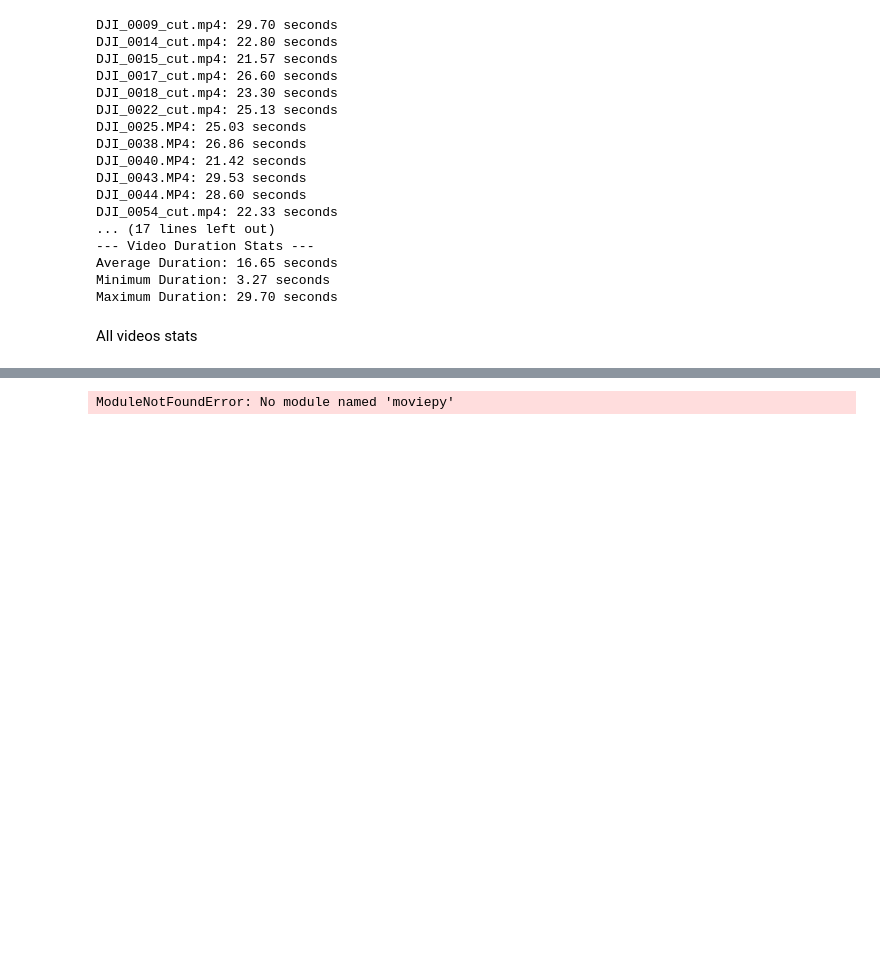
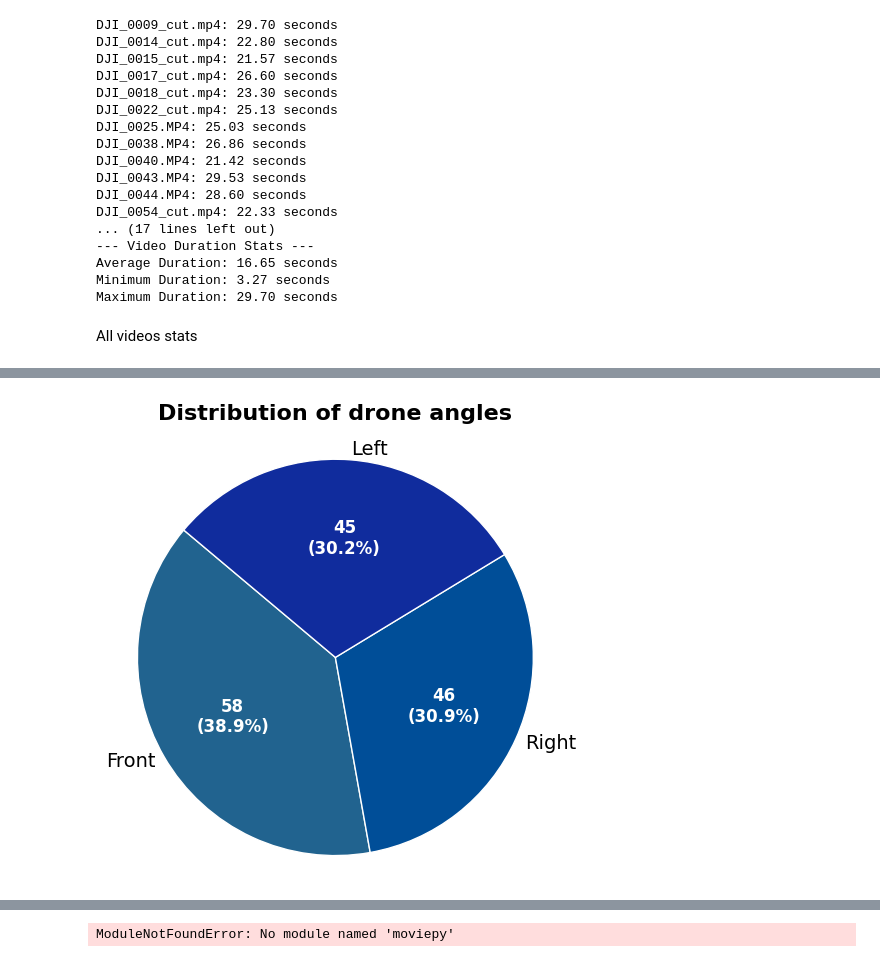
Before and after one commit to brittawi/SkiersProject, a Jupyter notebook: presentation_other_utility/paper/annotated_videos_stats.ipynb, the cells around one changed output, grey strips where cells are left out. Drawn from its saved outputs; the diff is of its cells as text; code cells hidden in the pictures; blank space fills up the shorter version.

Commit message:
updated figures for article

```diff
--- a/presentation_other_utility/paper/annotated_videos_stats.ipynb
+++ b/presentation_other_utility/paper/annotated_videos_stats.ipynb
@@ -239,0 +240,17 @@ fig.tight_layout()
+# %%
+video_directions = {"Front" : 58, "Right" : 46, "Left" : 45}
+#videos_per_skier = {1: 5, 2 : 6, 3: 16, 4: 4, 5: 14, 7: 14, 8: 26, 9: 9, 10: 7, 11: 12, 12: 14, 13: 22, 14: 3, 15: 2, 16: 1}
+videos_per_skier = {1: 5, 2 : 6, 3: 16, 4: 4, 5: 14, 7: 14, 8: 26, 9: 9, 10: 7, 11: 12, 12: 14, 13: 22}
+blues = set_custom_color_style()
+
+# Create the figure with 4 subplots
+fig, axs = plt.subplots(1, 1, figsize=(5, 5))
+#fig.suptitle("Statistics regarding all videos")
+
+create_pie_chart(video_directions.keys(), video_directions.values(), axs, 'Distribution of drone angles')
+
+fig.patch.set_facecolor('white')
+
+fig.tight_layout()
+# %% [output]
+[figure, added]
```
Also changed, not shown: parts of 4 cells of this notebook, 1 other file.
